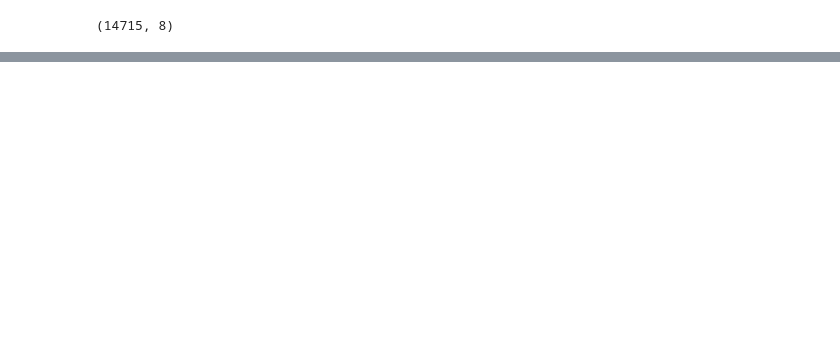
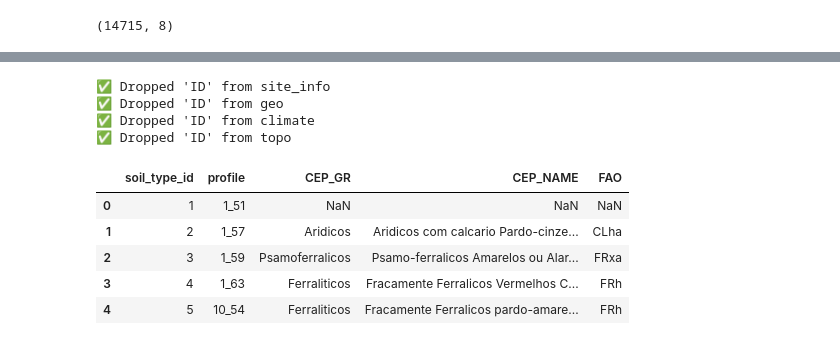
Before and after one commit to inesschwartz/ThesisSoilAngola, a Jupyter notebook: data_cleaning/dataprep.ipynb, the cells around one changed output, grey strips where cells are left out. Cells and saved outputs as stored; diff of their text form; code cells hidden in the pictures; blank space fills up the shorter version.

```diff
--- a/data_cleaning/dataprep.ipynb
+++ b/data_cleaning/dataprep.ipynb
@@ -200,0 +275,70 @@ print(duplicates)
+# %%
+# --- Step 1: Convert 'ID' columns to string ---
+site_info['ID'] = site_info['ID'].astype(str)
+geo['ID'] = geo['ID'].astype(str)
+climate['ID'] = climate['ID'].astype(str)
+topo['ID'] = topo['ID'].astype(str)
+
+# --- Step 2: Merge feature tables into site_info_clean ---
+site_info = site_info.merge(
+    geo[['ID', 'geo_features_id']],
+    on='ID',
+    how='left'
+)
+
+site_info = site_info.merge(
+    climate[['ID', 'climate_id']],
+    on='ID',
+    how='left'
+)
+
+site_info = site_info.merge(
+    topo[['ID', 'topo_id']],
+    on='ID',
+    how='left'
+)
+
+# --- Step 3: Drop 'ID' column from all involved tables ---
+for table in ['site_info', 'geo', 'climate', 'topo']:
+    df = globals().get(table)
+    if df is not None and 'ID' in df.columns:
+        df = df.drop(columns=['ID'])
+        globals()[table] = df
+        print(f"✅ Dropped 'ID' from {table}")
+    else:
+        print(f"⏭️ Skipping {table}: not found or no 'ID' column")
+
+# --- District: Skip merging district_id, use district name directly ---
+
+# don't see need for district_id, just use district name
+# For district (assuming district columns are already strings)
+# site_info_clean = site_info_clean.merge(
+#     district_clean[['district', 'district_id']],
+#     on='district',
+#     how='left'
+# )
+# %% [output]
+✅ Dropped 'ID' from site_info
+✅ Dropped 'ID' from geo
+✅ Dropped 'ID' from climate
+✅ Dropped 'ID' from topo
+# %%
+# Step 1: Ensure 'profile' columns are strings
+site_info['profile'] = site_info['profile'].astype(str)
+soil_type['profile'] = soil_type['profile'].astype(str)
+
+# Step 2: Merge 'soil_type_id' from soil_type into site_info via profile
+site_info = site_info.merge(
+    soil_type[['profile', 'soil_type_id']],
+    on='profile',
+    how='left'
+)
+# %%
+soil_type.head()
+# %% [output]
+|  | soil_type_id | profile | CEP_GR | CEP_NAME | FAO |
+| 0 | 1 | 1_51 | NaN | NaN | NaN |
+| 1 | 2 | 1_57 | Aridicos | Aridicos com calcario Pardo-cinze... | CLha |
+| 2 | 3 | 1_59 | Psamoferralicos | Psamo-ferralicos Amarelos ou Alar... | FRxa |
+| 3 | 4 | 1_63 | Ferraliticos | Fracamente Ferralicos Vermelhos C... | FRh |
+| 4 | 5 | 10_54 | Ferraliticos | Fracamente Ferralicos pardo-amare... | FRh |
```
Also changed, not shown: parts of 27 cells of this notebook.
